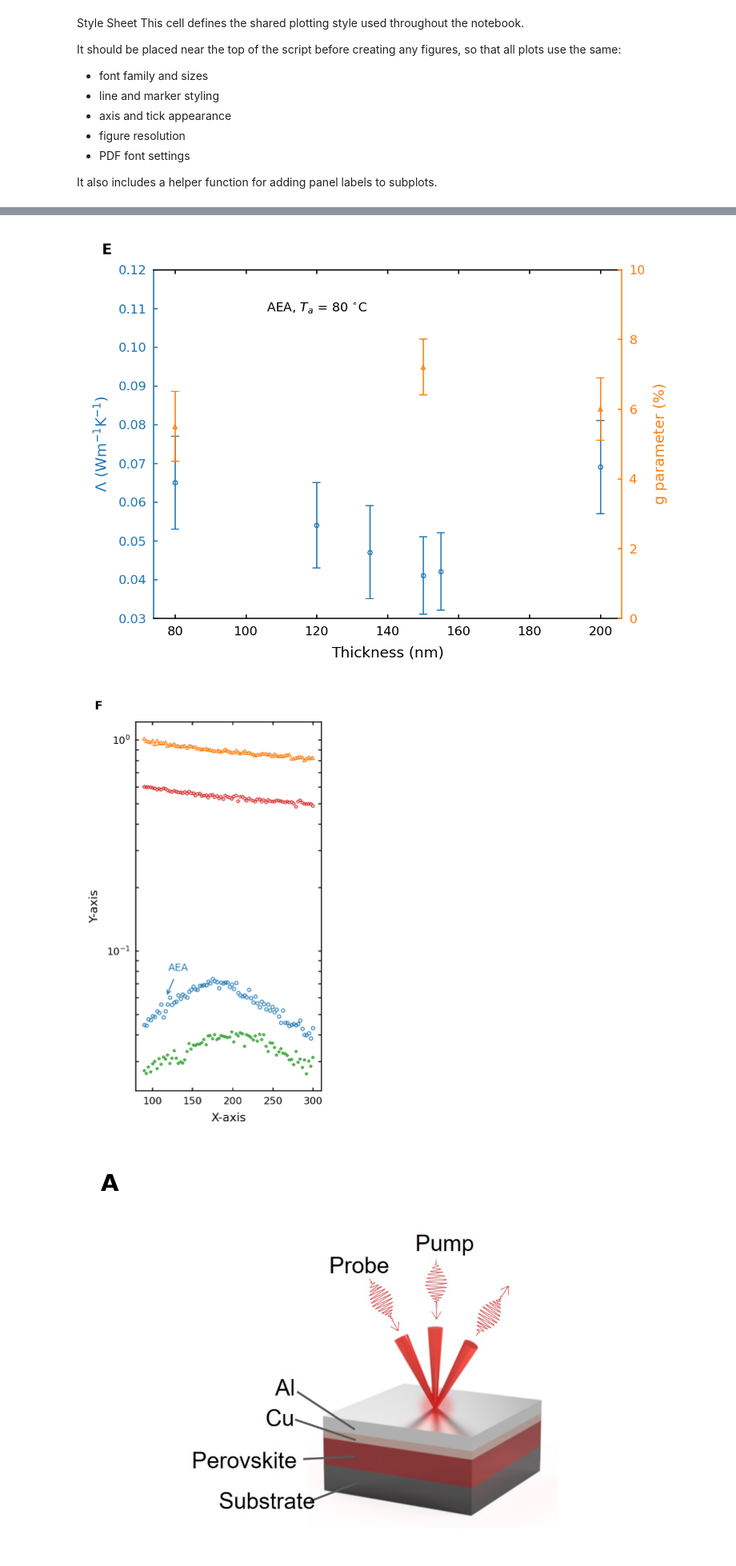
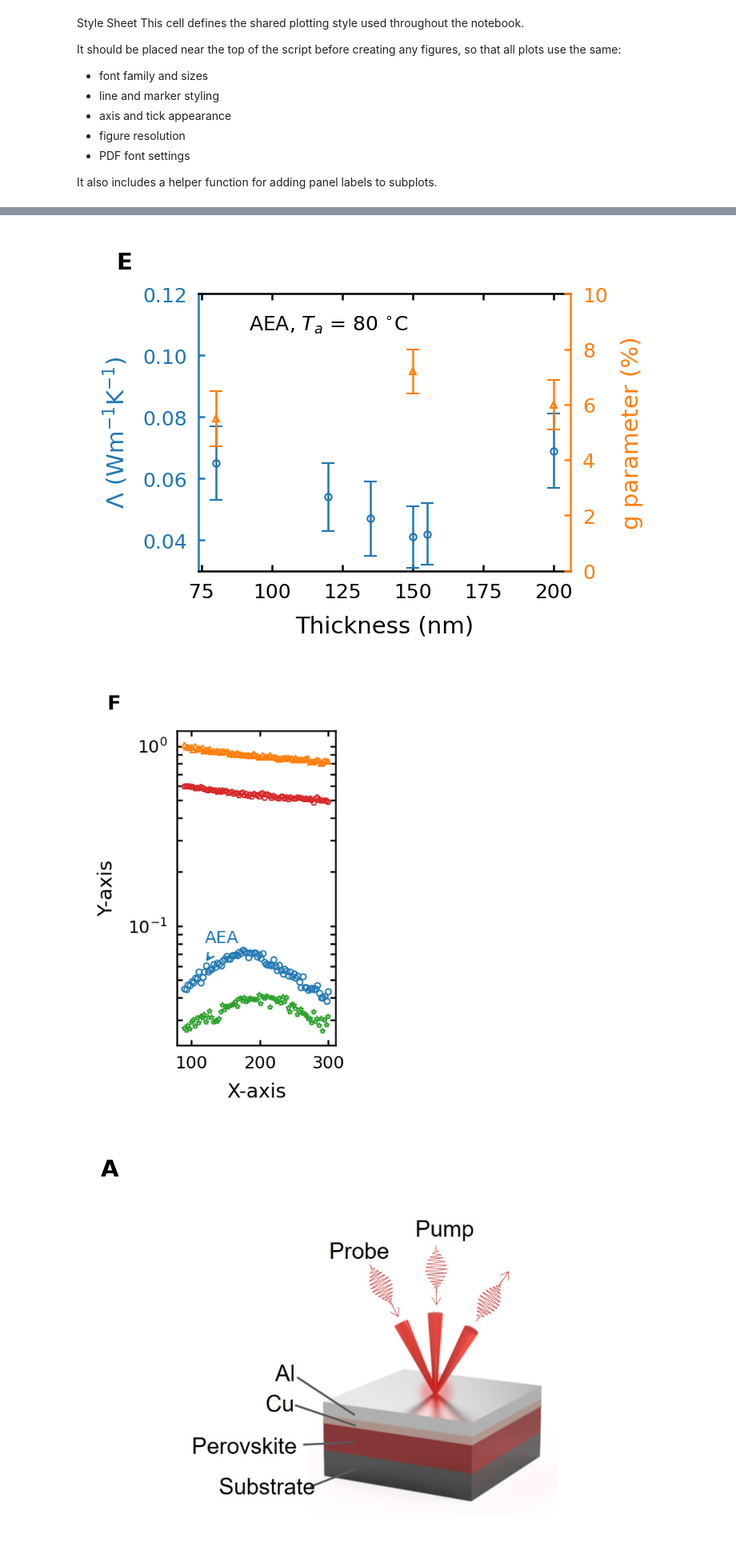
Before and after one commit to ab-zarif-razin/figure-template, a Jupyter notebook: Example/example_figure_panel.ipynb, the cells around one changed output, grey strips where cells are left out. Shown at 80% size. Saved outputs shown, nothing was run; the diff lists cells and outputs as text; code cells hidden in the pictures.

```diff
--- a/Example/example_figure_panel.ipynb
+++ b/Example/example_figure_panel.ipynb
@@ -182,37 +182,37 @@ def drawfigureE(fig):
     #---------------------------------- Letter annotation ------------------------------------------------------
     letter_annotation(axL, 'E')
 
-drawfigureE(plt.figure(figsize=(4,3)))
+drawfigureE(plt.figure(figsize=(2,1.5)))
 # %% [output]
-[figure, old version]
+[figure, new version]
 # %%
 def drawfigureF(fig):
     # ========================== Loading data from CSV files ===========================================
     T_AEA, TC_AEA = np.loadtxt('./FigureF/AEA.csv', delimiter=',', skiprows=1, unpack=True)
     T_MA, TC_MA = np.loadtxt('./FigureF/MA.csv', delimiter=',', skiprows=1, unpack=True)
     T_WS, TC_WS = np.loadtxt('./FigureF/WS.csv', delimiter=',', skiprows=1, unpack=True)
     T_CS, TC_CS = np.loadtxt('./FigureF/Cs.csv', delimiter=',', skiprows=1, unpack=True)
 
     ax = fig.subplots(1,1)
     ax.plot(T_AEA, TC_AEA, 'o', label='AEA', markerfacecolor='none',color='C0')
     ax.plot(T_MA, TC_MA, '^', label='MA', markerfacecolor='none',color='C1')
     ax.plot(T_WS, TC_WS, '*', label='WS', markerfacecolor='none',color='C2')
     ax.plot(T_CS, TC_CS, 'p', label='CS', markerfacecolor='none',color='C3')
 
     ax.set_yscale('log')
     # ax.set_xscale('log')
     ax.set_xlabel('X-axis')
     ax.set_ylabel('Y-axis')
     ax.tick_params(direction='in', top=True, right=True,which='both')
     # ax.legend(frameon=False, loc='best')
     # ax.text(15, 6.0, 'Signal 1', ha='center', va='center')
     # ax.text(15, 1.0, 'Signal 2', ha='center', va='center')
     ax.annotate('AEA', xy=(T_AEA[10], TC_AEA[10]*1.15), xytext=(T_AEA[0]+30, TC_AEA[0]*1.8), arrowprops=dict(arrowstyle='->', color='C0'), color='C0')
     letter_annotation(ax, 'F')
 
-drawfigureF(plt.figure(figsize=(2,4)))
+drawfigureF(plt.figure(figsize=(1,2)))
 # %% [output]
-[figure, old version]
+[figure, new version]
 # %%
 def drawfigureA(fig):
     ax = fig.subplots(1,1)
```
Also changed, not shown: parts of 3 cells of this notebook, 2 other files.
